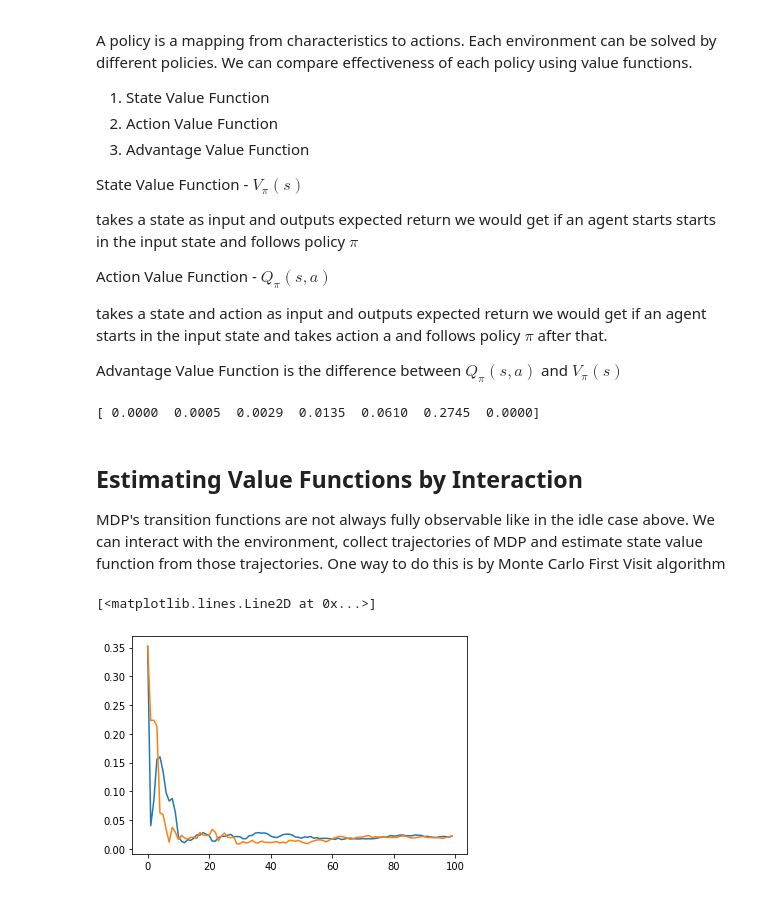
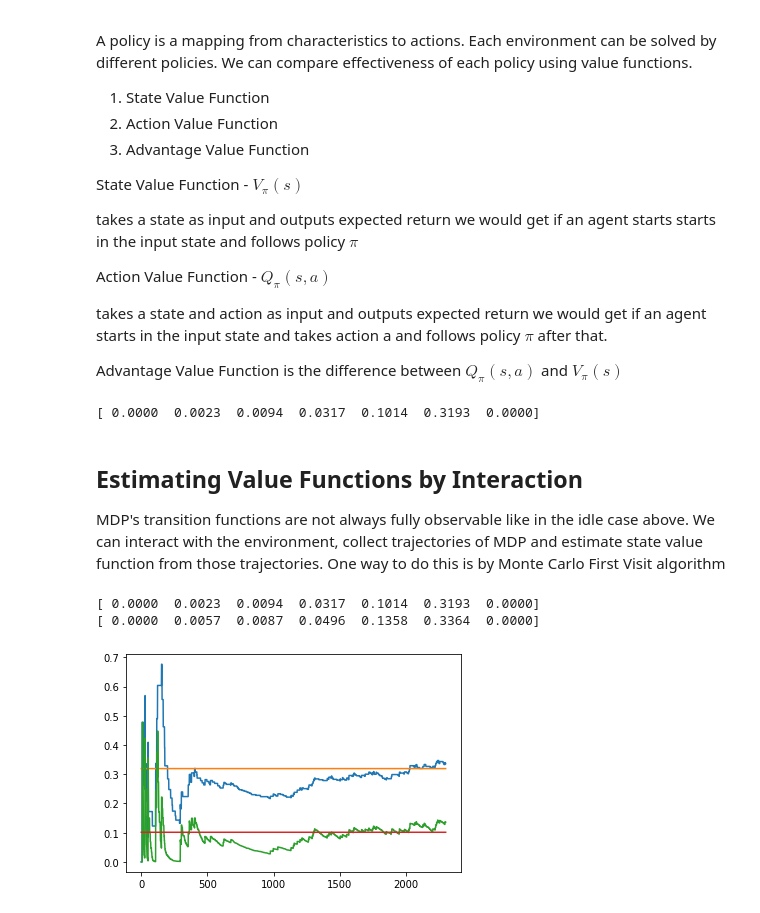
Before and after one commit to chinnikrishna/rl_work, a Jupyter notebook: value_functions.ipynb, the cells around one changed output. Drawn from its saved outputs; the diff is of its cells as text; code cells hidden in the pictures.

```diff
--- a/value_functions.ipynb
+++ b/value_functions.ipynb
@@ -29,7 +29,7 @@ from bsw import BSW
 Constants
 """
 env = BSW()
-gamma = 0.9
+gamma = 1.0
 theta = 1e-10
 # We are evaluating a policy where we always go left
 action = 0
@@ -43,9 +43,8 @@ def state_value_func(action, gamma, theta):
         svf = np.zeros(len(env.bsw_env))
         # Access MDP transition function and go through states
         for state in range(len(env.bsw_env)):
-            gamma_mul = gamma
-            for i, (prob, ns, reward, done) in enumerate(env.bsw_env[state][action]):
-                svf[state] += prob * (reward + ((gamma_mul ** i) * prev_svf[ns] * (not done)))
+            for prob, ns, reward, done in env.bsw_env[state][action]:
+                svf[state] += prob * (reward + (gamma * prev_svf[ns] * (not done)))
         if np.max(np.abs(prev_svf - svf)) < theta:
             break
         prev_svf = svf.copy()
@@ -53,7 +52,7 @@ def state_value_func(action, gamma, theta):
 v = state_value_func(action, gamma, theta)
 print(v)
 # %% [output]
-[ 0.0000  0.0005  0.0029  0.0135  0.0610  0.2745  0.0000]
+[ 0.0000  0.0023  0.0094  0.0317  0.1014  0.3193  0.0000]
 # %% [markdown]
 ## Estimating Value Functions by Interaction
 MDP's transition functions are not always fully observable like in the idle case above. We can interact with the environment, collect trajectories of MDP and estimate state value function from those trajectories. One way to do this is by Monte Carlo First Visit algorithm
@@ -61,13 +60,22 @@ MDP's transition functions are not always fully observable like in the idle case
 """
 State Value Functions - Estimating by interaction
 """
-def mcsvf(first_visit=True, num_episodes=10000):
+def mcsvf(first_visit=True, num_episodes=1000):
     per_state_returns = np.zeros(len(env.bsw_env))
     per_state_counts = np.zeros(len(env.bsw_env))
     svf_est = np.zeros(len(env.bsw_env))
     prev_svf_est = np.zeros(len(env.bsw_env))
 
-    error = []
+    svf_epi = []
+    # Scaling factor
+    alpha_init = 0.5
+    min_alpha = 0.01
+    decay_ratio = 0.3
+    decay_steps = int(num_episodes * decay_ratio)
+    alphas = np.logspace(-2, 0, decay_steps, base=10, endpoint=True)[::-1]
+    alphas = (alphas - alphas.min()) / (alphas.max() - alphas.min())
+    alphas = (alpha_init - min_alpha) * alphas + min_alpha
+    alphas = np.pad(alphas, (0, num_episodes - decay_steps), 'edge')
 
     for i in range(num_episodes):
         state, reward, done = env.reset()
@@ -86,15 +94,25 @@ def mcsvf(first_visit=True, num_episodes=10000):
             visited[s] = True
             per_state_counts[s] += 1
             G = np.sum(gammas[:-(1+t)] * tra_rewards[t:])
-            svf_est[s] += (G - svf_est[s]) / per_state_counts[s]
-        if i % 100 == 0:
-            error.append(np.sum(np.abs(v - svf_est)))
-    return svf_est, error
+            svf_est[s] = svf_est[s] + (alphas[i] * (G - svf_est[s]))
+        svf_epi.append(svf_est.copy())
+    return svf_est, svf_epi
 
-_, fv_error  = mcsvf()
-_, ev_error = mcsvf(first_visit=True)
-plt.plot(fv_error)
-plt.plot(ev_error)
+svf_est, svf_epi  = mcsvf(num_episodes=2300)
-# %% [output]
-[<matplotlib.lines.Line2D at 0x...>]
-[figure, removed]
+# %%
+s5 = [svf_epi[i][5] for i in range(len(svf_epi))]
+s4 = [svf_epi[i][4] for i in range(len(svf_epi))]
+s3 = [svf_epi[i][3] for i in range(len(svf_epi))]
+s2 = [svf_epi[i][2] for i in range(len(svf_epi))]
+s1 = [svf_epi[i][1] for i in range(len(svf_epi))]
+plt.plot(s5)
+plt.plot([v[5] for i in range(len(s5))])
+
+plt.plot(s4)
+plt.plot([v[4] for i in range(len(s4))])
+print(v)
+print(svf_est)
+# %% [output]
+[ 0.0000  0.0023  0.0094  0.0317  0.1014  0.3193  0.0000]
+[ 0.0000  0.0057  0.0087  0.0496  0.1358  0.3364  0.0000]
+[figure, added]
```
Also changed, not shown: parts of 4 cells of this notebook, 1 other file.
